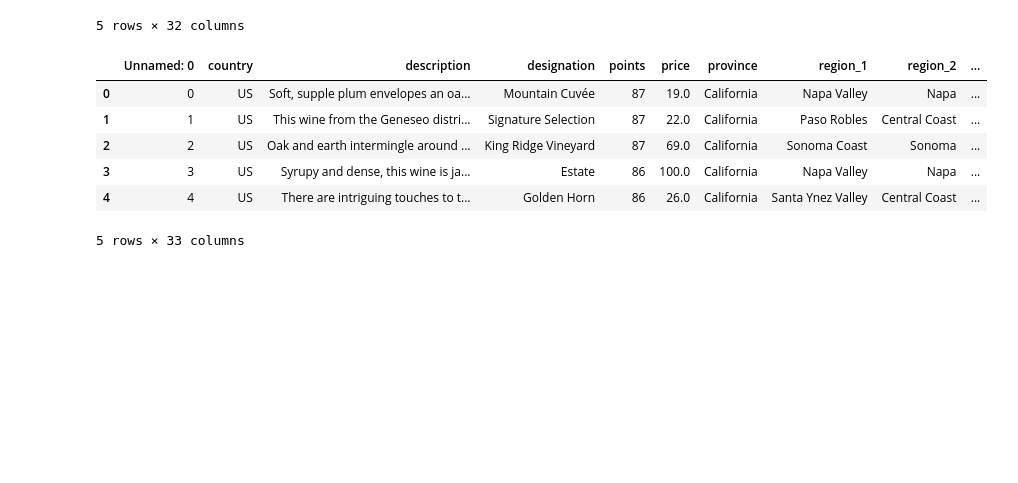
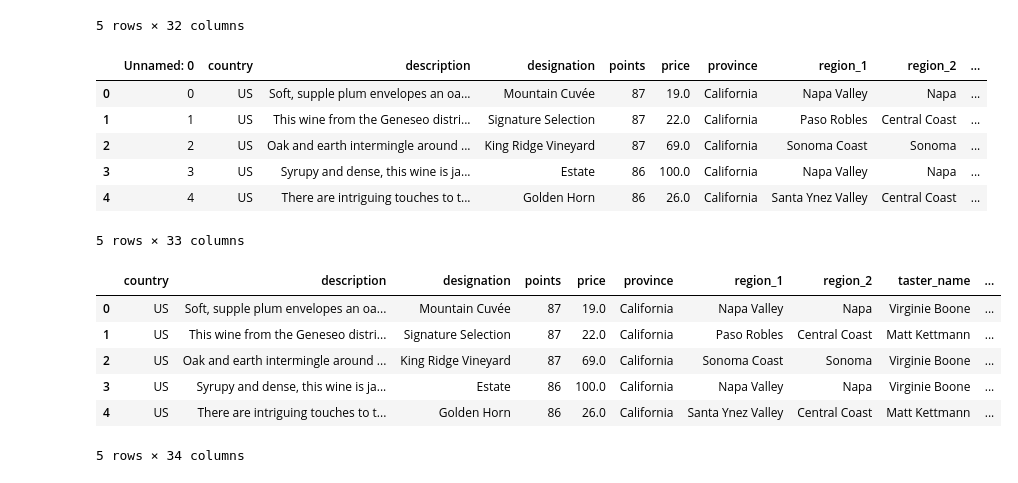
Before and after one commit to jems2019/CMPE257, a Jupyter notebook: Data Cleaning/temperature and rain data merging.ipynb, the cells around one changed output. Cells and saved outputs as stored; diff of their text form; code cells hidden in the pictures; blank space fills up the shorter version.

```diff
--- a/Data Cleaning/temperature and rain data merging.ipynb
+++ b/Data Cleaning/temperature and rain data merging.ipynb
@@ -70,5 +70,12 @@ wine_fire_data['norm_temp'] = abs((wine_fire_data.mean_temp - wine_fire_data.mea
 wine_fire_data['norm_rain'] = abs((wine_fire_data.mean_rain - wine_fire_data.mean_rain.min()) / (wine_fire_data.mean_rain.max()))
 # %%
 wine_fire_data.drop(columns=['Unnamed: 0'], inplace = True)
-
-wine_fire_data.to_csv('../data/wine_fire_weather_data.csv')
+wine_fire_data.head()
+# %% [output]
+|  | country | description | designation | points | price | province | region_1 | region_2 | taster_name | ... |
+| 0 | US | Soft, supple plum envelopes an oa... | Mountain Cuvée | 87 | 19.0 | California | Napa Valley | Napa | Virginie Boone | ... |
+| 1 | US | This wine from the Geneseo distri... | Signature Selection | 87 | 22.0 | California | Paso Robles | Central Coast | Matt Kettmann | ... |
+| 2 | US | Oak and earth intermingle around ... | King Ridge Vineyard | 87 | 69.0 | California | Sonoma Coast | Sonoma | Virginie Boone | ... |
+| 3 | US | Syrupy and dense, this wine is ja... | Estate | 86 | 100.0 | California | Napa Valley | Napa | Virginie Boone | ... |
+| 4 | US | There are intriguing touches to t... | Golden Horn | 86 | 26.0 | California | Santa Ynez Valley | Central Coast | Matt Kettmann | ... |
+5 rows × 34 columns
```
Also changed, not shown: parts of 4 cells of this notebook, 6 other files.
